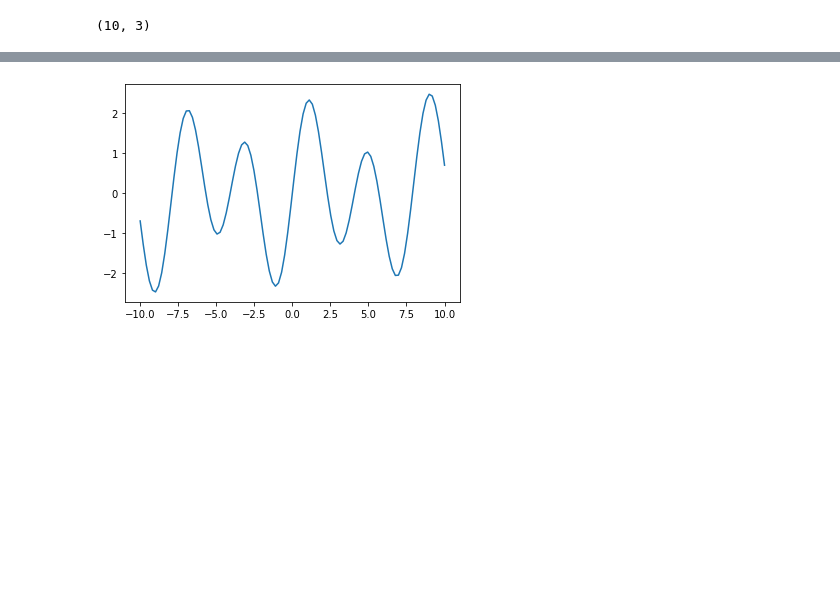
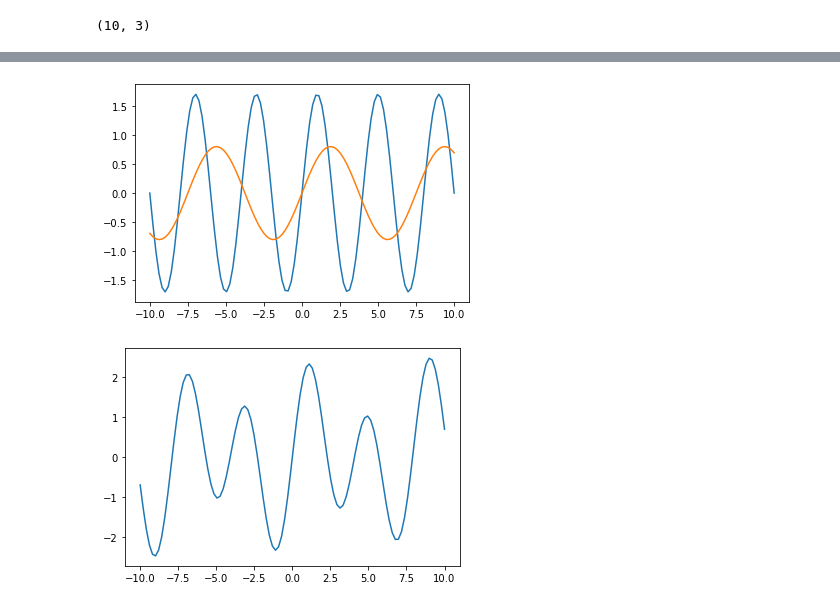
Before and after one commit to samuelzq/python_math, a Jupyter notebook: ch07/chp7.ipynb, the cells around one changed output, grey strips where cells are left out. Cells and saved outputs as stored; diff of their text form; code cells hidden in the pictures; blank space fills up the shorter version.

```diff
--- a/ch07/chp7.ipynb
+++ b/ch07/chp7.ipynb
@@ -109,3 +788,22 @@ plt.show()
+# %%
+sampling = 100
+x_range = -10, 10
+
+amplitudes = [1.7, 0.8]
+wavelengths = [4, 7.5]
+velocities = [2, 1.5]
+
+x = np.linspace(x_range[0], x_range[1], sampling)
+
+w1 = Wave(amplitudes[0], wavelengths[0], velocities[0])
+w2 = Wave(amplitudes[1], wavelengths[1], velocities[1])
+
+fig = plt.figure()
+w1.plot_wave(x, plt.gca(), w1.get_wave(x, 0))
+w2.plot_wave(x, plt.gca(), w2.get_wave(x, 0))
+plt.show()
+# %% [output]
+[figure, added]
 # %%
 Wave.plot_wave(x, plt.gca(), w2.get_wave(x, 0)+w1.get_wave(x, 0))
 # %% [output]
```
Also changed, not shown: parts of 198 cells of this notebook.
